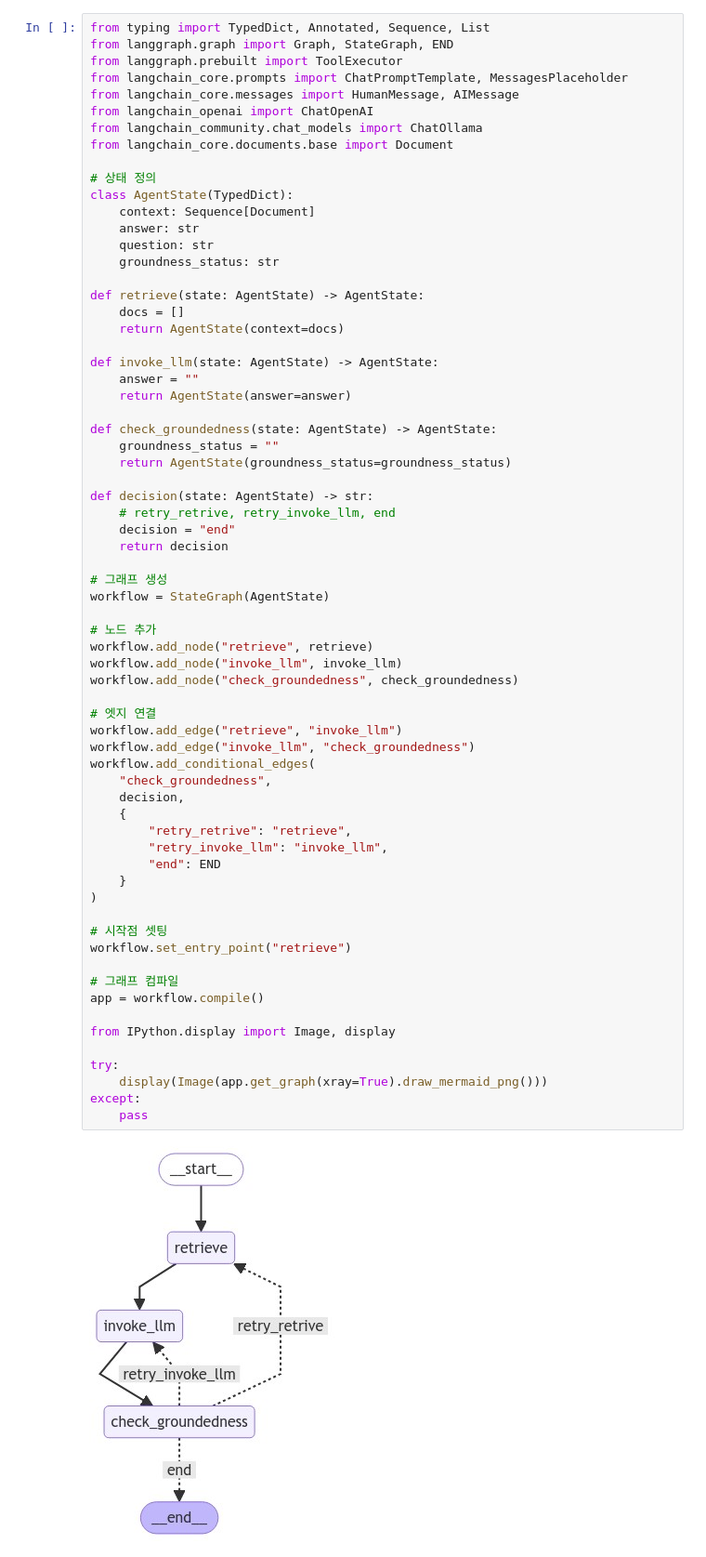
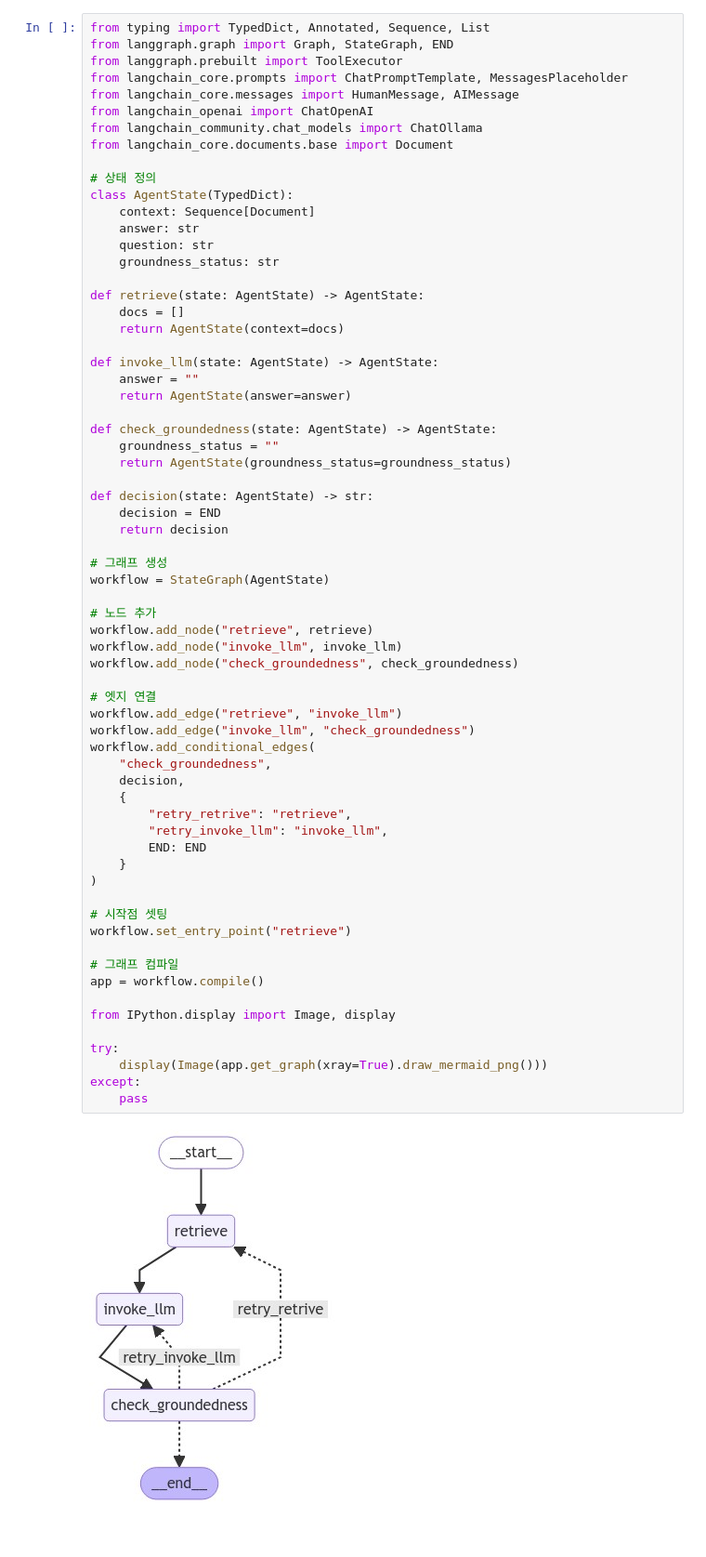
Before and after one commit to kwon0koang/test_langchain, a Jupyter notebook: src/0080_langgraph_multi_agent.ipynb, the cells around one changed output. Shown at 93% size. Drawn from its saved outputs; the diff is of its cells as text; blank space fills up the shorter version.

```diff
--- a/src/0080_langgraph_multi_agent.ipynb
+++ b/src/0080_langgraph_multi_agent.ipynb
@@ -28,8 +28,7 @@ def check_groundedness(state: AgentState) -> AgentState:
     return AgentState(groundness_status=groundness_status)
 
 def decision(state: AgentState) -> str:
-    # retry_retrive, retry_invoke_llm, end
-    decision = "end"
+    decision = END
     return decision
 
 # 그래프 생성
@@ -38,35 +37,35 @@ workflow = StateGraph(AgentState)
 # 노드 추가
 workflow.add_node("retrieve", retrieve)
 workflow.add_node("invoke_llm", invoke_llm)
 workflow.add_node("check_groundedness", check_groundedness)
 
 # 엣지 연결
 workflow.add_edge("retrieve", "invoke_llm")
 workflow.add_edge("invoke_llm", "check_groundedness")
 workflow.add_conditional_edges(
     "check_groundedness",
     decision,
     {
         "retry_retrive": "retrieve",
         "retry_invoke_llm": "invoke_llm",
-        "end": END
+        END: END
     }
 )
 
 # 시작점 셋팅
 workflow.set_entry_point("retrieve")
 
 # 그래프 컴파일
 app = workflow.compile()
 
 from IPython.display import Image, display
 
 try:
     display(Image(app.get_graph(xray=True).draw_mermaid_png()))
 except:
     pass
 # %% [output]
-[figure, old version]
+[figure, new version]
 # %%
 from typing import TypedDict, Annotated, Sequence, List
 from langgraph.graph import Graph, StateGraph, END
```
Also changed, not shown: parts of 1 cell of this notebook.
